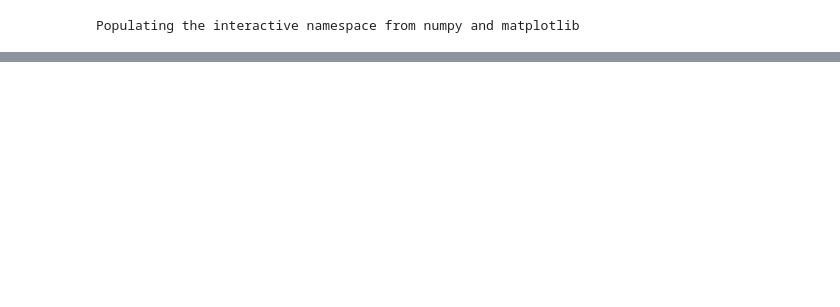
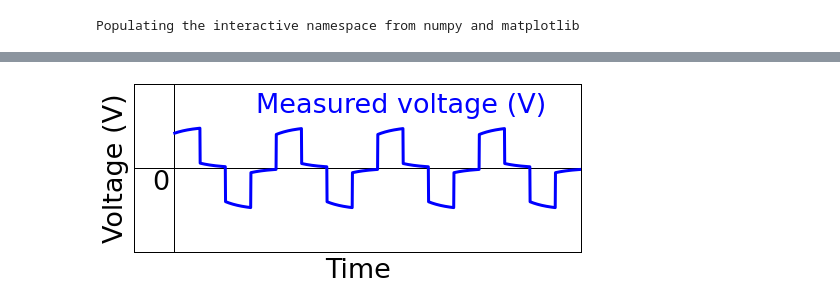
Before and after one commit to geoscixyz/em, a Jupyter notebook: examples/physical_properties/electrical_conductivity/DCcurrent.ipynb, the cells around one changed output, grey strips where cells are left out. Drawn from its saved outputs; the diff is of its cells as text; code cells hidden in the pictures; blank space fills up the shorter version.

```diff
--- a/examples/physical_properties/electrical_conductivity/DCcurrent.ipynb
+++ b/examples/physical_properties/electrical_conductivity/DCcurrent.ipynb
@@ -11,3 +11,7 @@ def petaonfun(eta, tau, t):
 def petaofffun(eta, tau, t):
     petaoff = eta*np.exp(-1./(1-eta)/tau*t)
     return petaoff
+# %%
+def petaI(eta, tau, t):
+    out = eta/tau*np.exp(-1./tau*t)
+    return out
@@ -42,3 +101,21 @@ fig.savefig('./CurrentDC.png', dpi = 100)
+# %%
+fig, ax = plt.subplots(1,1, figsize  = (8,3))
+ax.plot(np.r_[-0.2,1.2],np.zeros(2), 'k-')
+ax.plot(np.ones(2)*time_on[0]-0.002,np.r_[-1.2,1.2], 'k-')
+ax.plot(time, voltage+out, 'b-', lw = 3)
+ax.set_ylim(-1.2, 1.2)
+ax.set_xlim(-0.1, 1.)
+ax.grid(True)
+ax.set_xlabel('Time')
+ax.set_ylabel('Voltage (V)')
+ax.text(0.2, 0.8, 'Measured voltage (V)', color="b")
+ax.text(-0.05, -0.3, '0', color="k")
+
+ax.set_yticks([])
+ax.set_xticks([])
+fig.savefig('./VoltageAC.png', dpi = 100)
+# %% [output]
+[figure, added]
 # %%
 intind = range(4,15)
 time_on = np.linspace(0, 0.5, 61)
```
Also changed, not shown: parts of 7 cells of this notebook, 20 other files.
